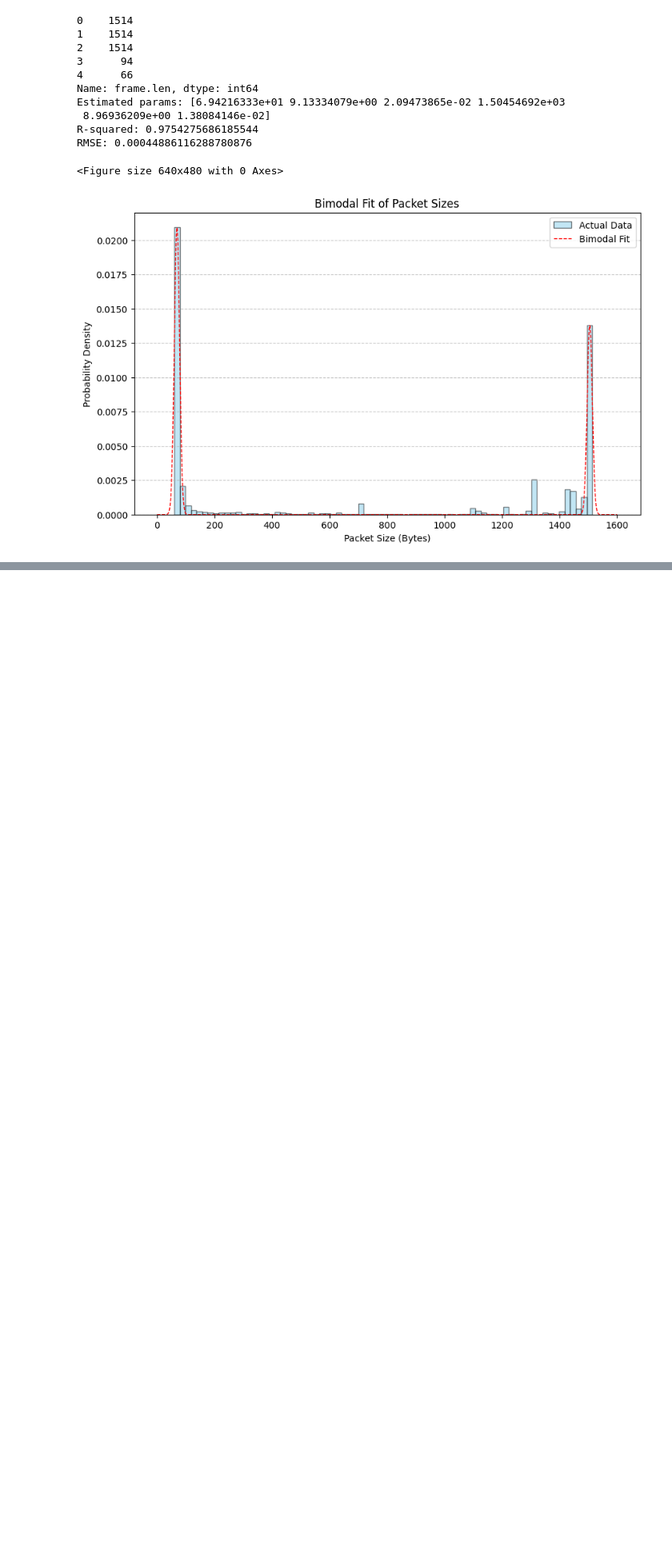
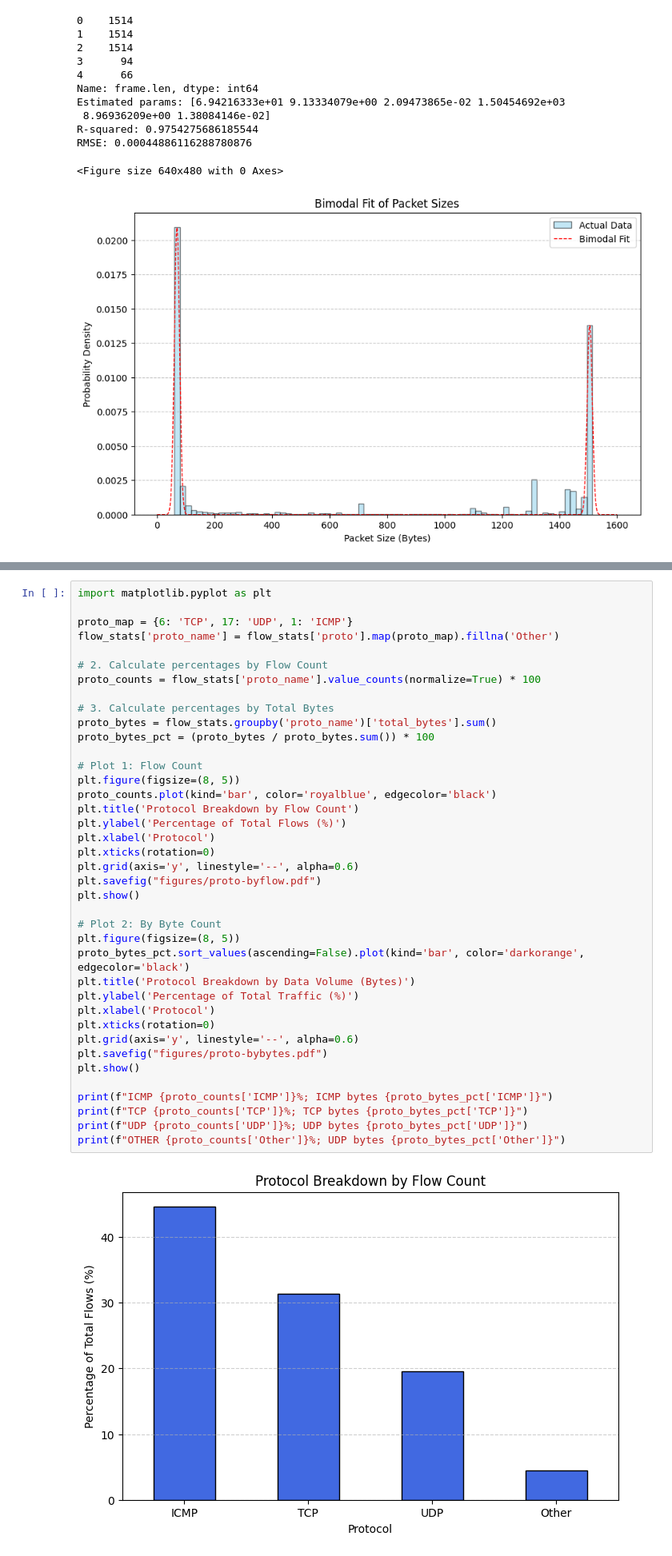
Before and after one commit to alarmfox/imdea-assignement, a Jupyter notebook: analysis.ipynb, the cells around one changed output, grey strips where cells are left out. Shown at 80% size. Drawn from its saved outputs; the diff is of its cells as text; blank space fills up the shorter version.

```diff
--- a/analysis.ipynb
+++ b/analysis.ipynb
@@ -280,0 +293,41 @@ flow_iat_stats.head()
+# %%
+import matplotlib.pyplot as plt
+
+proto_map = {6: 'TCP', 17: 'UDP', 1: 'ICMP'}
+flow_stats['proto_name'] = flow_stats['proto'].map(proto_map).fillna('Other')
+
+# 2. Calculate percentages by Flow Count
+proto_counts = flow_stats['proto_name'].value_counts(normalize=True) * 100
+
+# 3. Calculate percentages by Total Bytes
+proto_bytes = flow_stats.groupby('proto_name')['total_bytes'].sum()
+proto_bytes_pct = (proto_bytes / proto_bytes.sum()) * 100
+
+# Plot 1: Flow Count
+plt.figure(figsize=(8, 5))
+proto_counts.plot(kind='bar', color='royalblue', edgecolor='black')
+plt.title('Protocol Breakdown by Flow Count')
+plt.ylabel('Percentage of Total Flows (%)')
+plt.xlabel('Protocol')
+plt.xticks(rotation=0)
+plt.grid(axis='y', linestyle='--', alpha=0.6)
+plt.savefig("figures/proto-byflow.pdf")
+plt.show()
+
+# Plot 2: By Byte Count
+plt.figure(figsize=(8, 5))
+proto_bytes_pct.sort_values(ascending=False).plot(kind='bar', color='darkorange', edgecolor='black')
+plt.title('Protocol Breakdown by Data Volume (Bytes)')
+plt.ylabel('Percentage of Total Traffic (%)')
+plt.xlabel('Protocol')
+plt.xticks(rotation=0)
+plt.grid(axis='y', linestyle='--', alpha=0.6)
+plt.savefig("figures/proto-bybytes.pdf")
+plt.show()
+
+print(f"ICMP {proto_counts['ICMP']}%; ICMP bytes {proto_bytes_pct['ICMP']}")
+print(f"TCP {proto_counts['TCP']}%; TCP bytes {proto_bytes_pct['TCP']}")
+print(f"UDP {proto_counts['UDP']}%; UDP bytes {proto_bytes_pct['UDP']}")
+print(f"OTHER {proto_counts['Other']}%; UDP bytes {proto_bytes_pct['Other']}")
+# %% [output]
+[figure, added]
```
Also changed, not shown: parts of 20 cells of this notebook.
